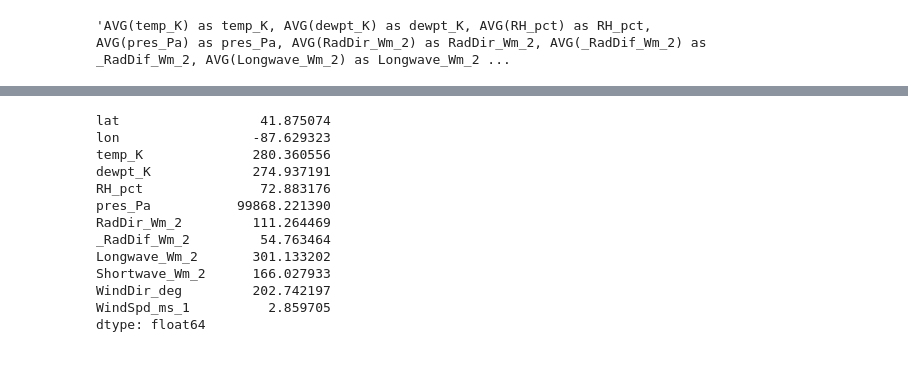
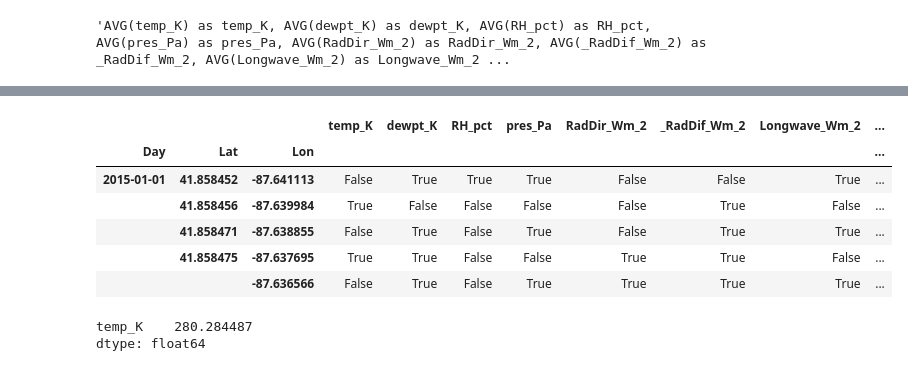
Before and after one commit to brilerner/SMC-2020, a Jupyter notebook: code/bigquery.ipynb, the cells around one changed output, grey strips where cells are left out. Drawn from its saved outputs; the diff is of its cells as text; code cells hidden in the pictures.

```diff
--- a/code/bigquery.ipynb
+++ b/code/bigquery.ipynb
@@ -103,16 +127,15 @@ df.to_csv('temp/weath_annual_avgs.csv')
+# %%
+temp.head() == df.set_index(['Day', 'Lat','Lon']).sort_index().head()
+# %% [output]
+|  |  |  | temp_K | dewpt_K | RH_pct | pres_Pa | RadDir_Wm_2 | _RadDif_Wm_2 | Longwave_Wm_2 | ... |
+| Day | Lat | Lon |  |  |  |  |  |  |  | ... |
+| 2015-01-01 | 41.858452 | -87.641113 | False | True | True | True | False | False | True | ... |
+|  | 41.858456 | -87.639984 | True | False | False | False | False | True | False | ... |
+|  | 41.858471 | -87.638855 | False | True | False | True | False | True | True | ... |
+|  | 41.858475 | -87.637695 | True | True | False | False | True | True | False | ... |
+|  |  | -87.636566 | False | True | False | True | True | True | True | ... |
 # %%
-df.mean()
+temp.mean()
 # %% [output]
-lat                  41.875074
-lon                 -87.629323
-temp_K              280.360556
-dewpt_K             274.937191
-RH_pct               72.883176
-pres_Pa           99868.221390
-RadDir_Wm_2         111.264469
-_RadDif_Wm_2         54.763464
-Longwave_Wm_2       301.133202
-Shortwave_Wm_2      166.027933
-WindDir_deg         202.742197
-WindSpd_ms_1          2.859705
+temp_K    280.284487
 dtype: float64
```
Also changed, not shown: parts of 35 cells of this notebook, 6 other files.
